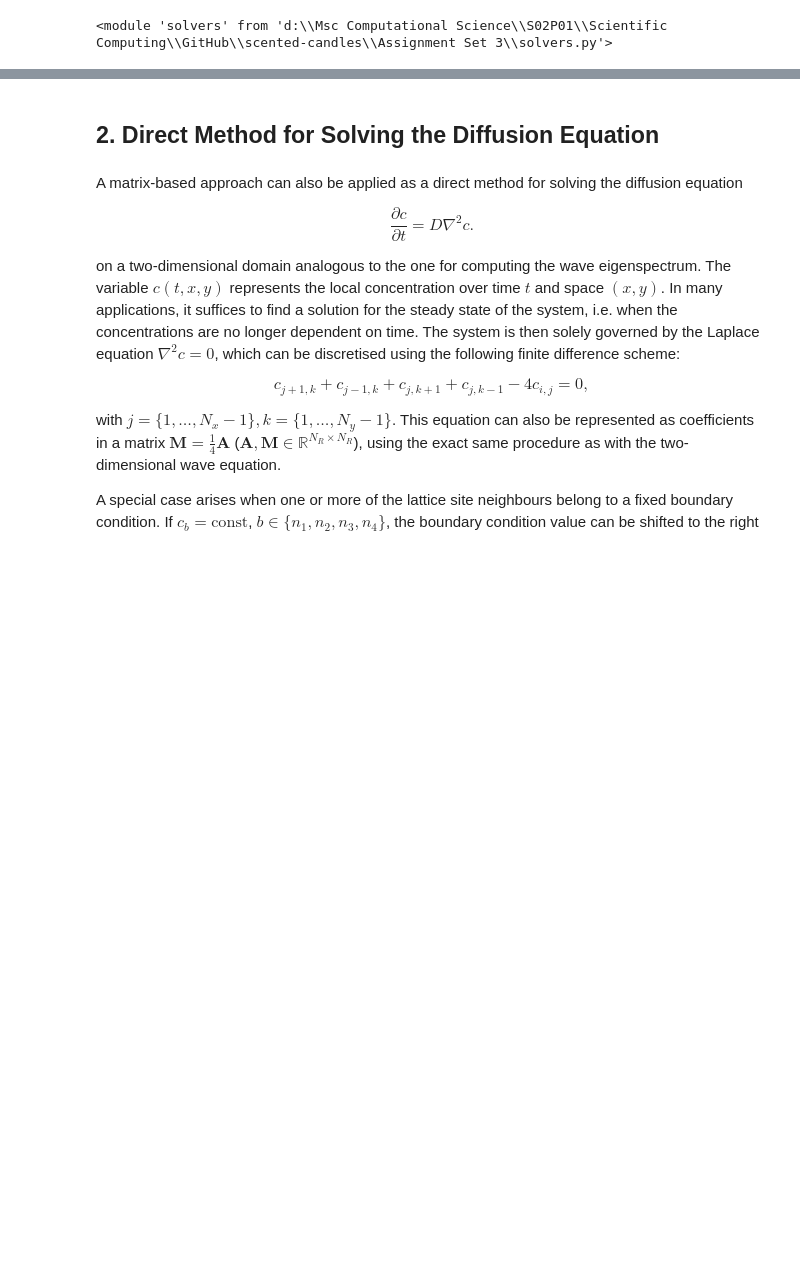
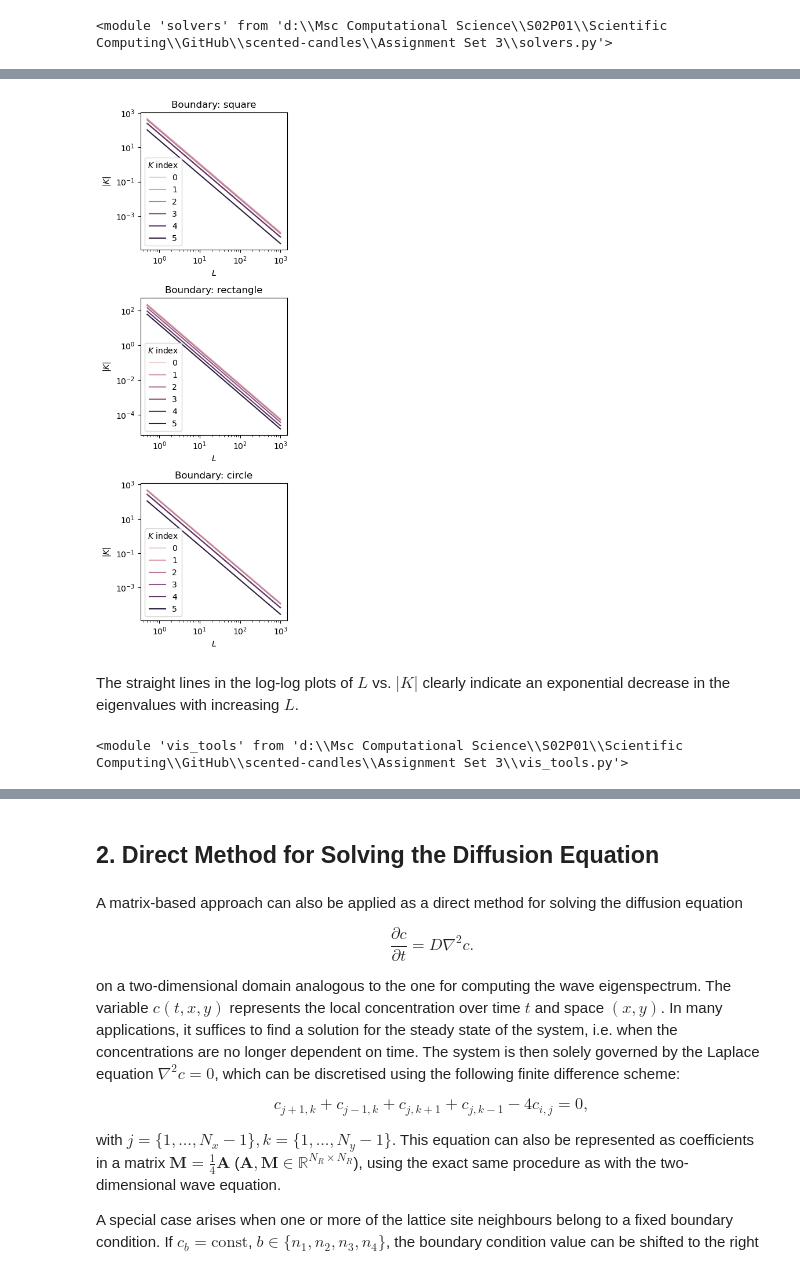
Before and after one commit to mboyan/scented-candles, a Jupyter notebook: Assignment Set 3/AssignmentSet3.ipynb, the cells around one changed output, grey strips where cells are left out. Cells and saved outputs as stored; diff of their text form; code cells hidden in the pictures; blank space fills up the shorter version.

```diff
--- a/Assignment Set 3/AssignmentSet3.ipynb
+++ b/Assignment Set 3/AssignmentSet3.ipynb
@@ -231,0 +268,28 @@ eig for circle with 1264 points took 0.44 seconds
+# %%
+# Simulation setup
+Ls = np.linspace(0.5, 1000, 2000)
+N = 8
+setups['N_y'] = [N, 2*N, N]
+eigval_func = spla.eigsh
+
+# Variables for storing simulation results
+result_setups = pd.DataFrame(columns=['Boundary', 'L'])
+result_eigvals = np.empty((len(Ls), len(setups['names']), 6))
+
+# Loop over the different setups
+for i, L in enumerate(Ls):
+    dx = L / N
+    factor = 1/dx**2
+    for j, (name, shape, N_y) in enumerate(zip(setups['names'], setups['shape'], setups['N_y'])):
+        coeffs_matrix, _ = sv.construct_coeff_matrix_alt(N, N_y, shape, True)
+        eigvals, _ = sv.solve_eigval_problem(coeffs_matrix, factor, eigval_func)
+        result_setups = pd.concat([result_setups, pd.DataFrame({'Boundary': [name], 'L': [L]})], axis=0)
+        result_eigvals[i, j] = eigvals
+
+result_eigvals = result_eigvals.reshape(-1, 6)
+# %%
+vis.plot_eigvals_Ls(result_setups, result_eigvals)
+# %% [output]
+[figure, added]
+# %% [markdown]
+The straight lines in the log-log plots of $L$ vs. $|K|$ clearly indicate an exponential decrease in the eigenvalues with increasing $L$.
@@ -231,0 +317,4 @@ eig for circle with 1264 points took 0.44 seconds
+# %%
+reload(vis)
+# %% [output]
+<module 'vis_tools' from 'd:\\Msc Computational Science\\S02P01\\Scientific Computing\\GitHub\\scented-candles\\Assignment Set 3\\vis_tools.py'>
```
Also changed, not shown: parts of 16 cells of this notebook, 3 other files.
